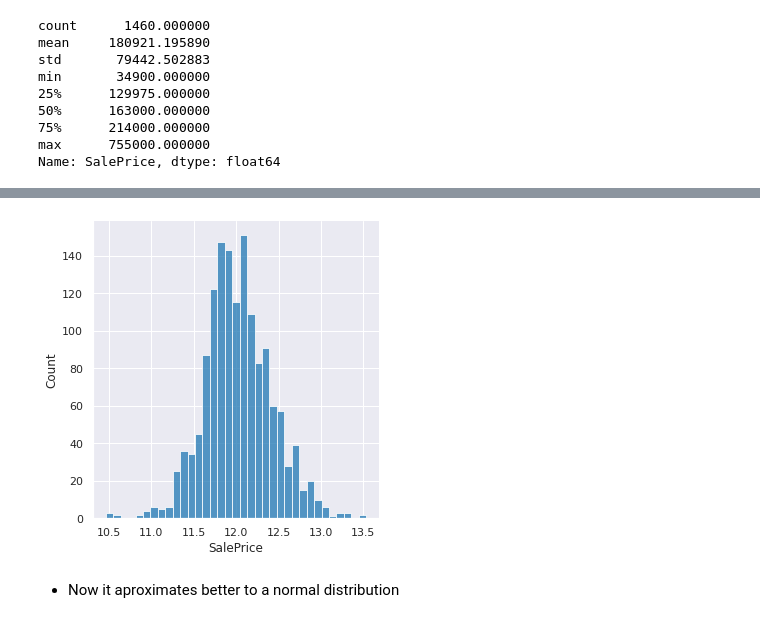
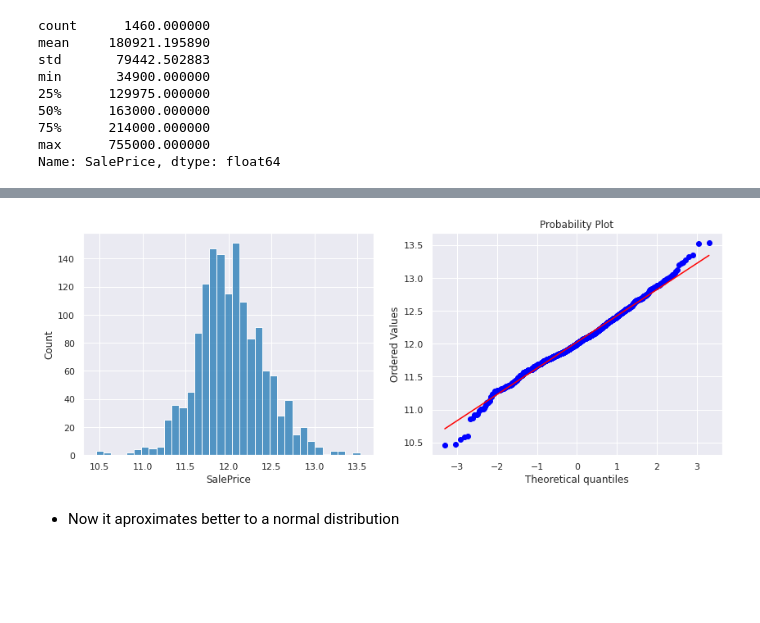
Before and after one commit to adriancervero/kaggle, a Jupyter notebook: house-prices/house-prices.ipynb, the cells around one changed output, grey strips where cells are left out. Drawn from its saved outputs; the diff is of its cells as text; code cells hidden in the pictures; blank space fills up the shorter version.

```diff
--- a/house-prices/house-prices.ipynb
+++ b/house-prices/house-prices.ipynb
@@ -150,7 +160,9 @@ sns.displot(train['SalePrice']);
-# %%
-sns.displot(np.log(train['SalePrice']));
-# %% [output]
-[figure, removed]
+# %%
+fig, ax = plt.subplots(1, 2, figsize=(14,5))
+sns.histplot(np.log1p(train['SalePrice']), ax=ax[0]);
+stats.probplot(np.log1p(train['SalePrice']), plot=ax[1]);
+# %% [output]
+[figure, added]
 # %% [markdown]
 * Now it aproximates better to a normal distribution
 # %%
```
Also changed, not shown: parts of 58 cells of this notebook.
